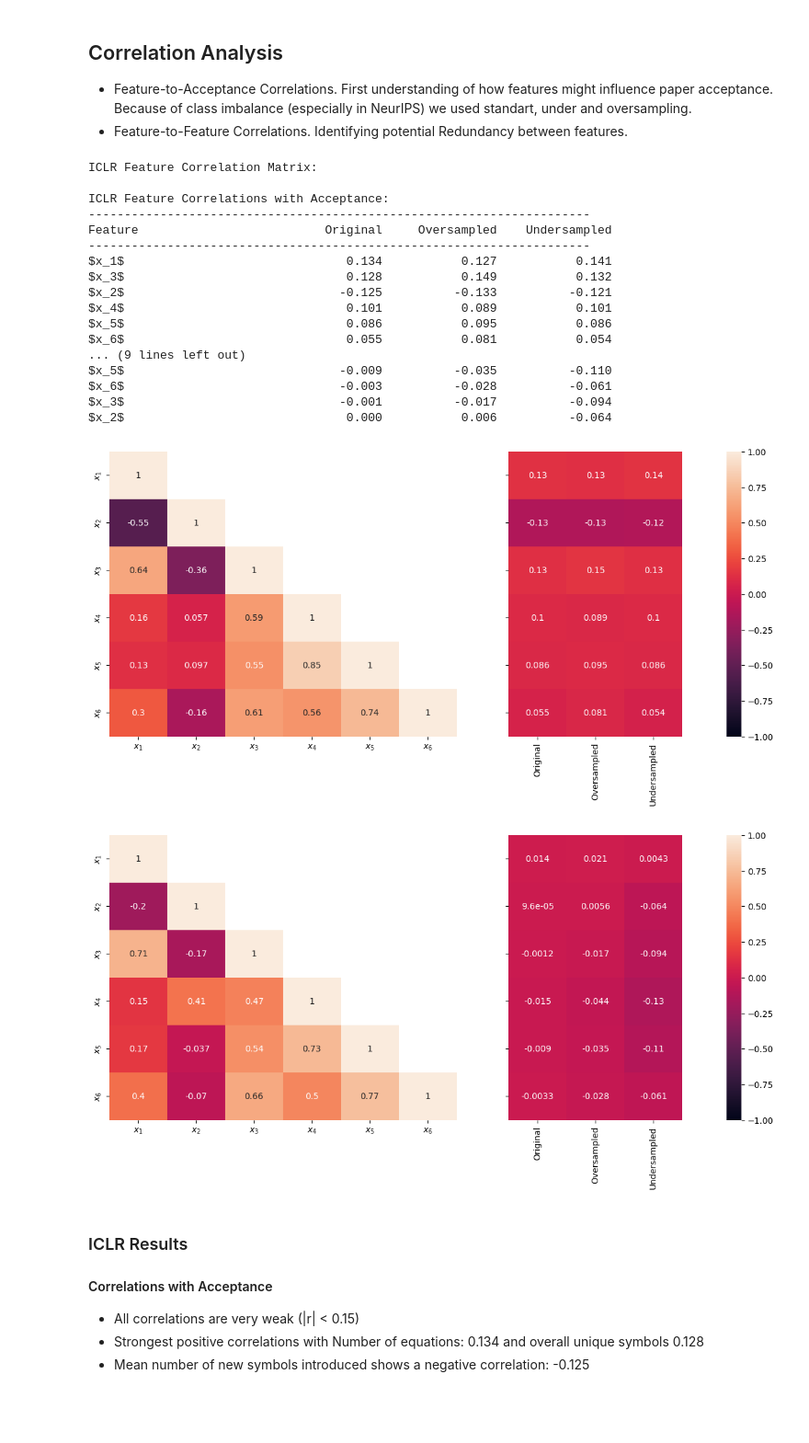
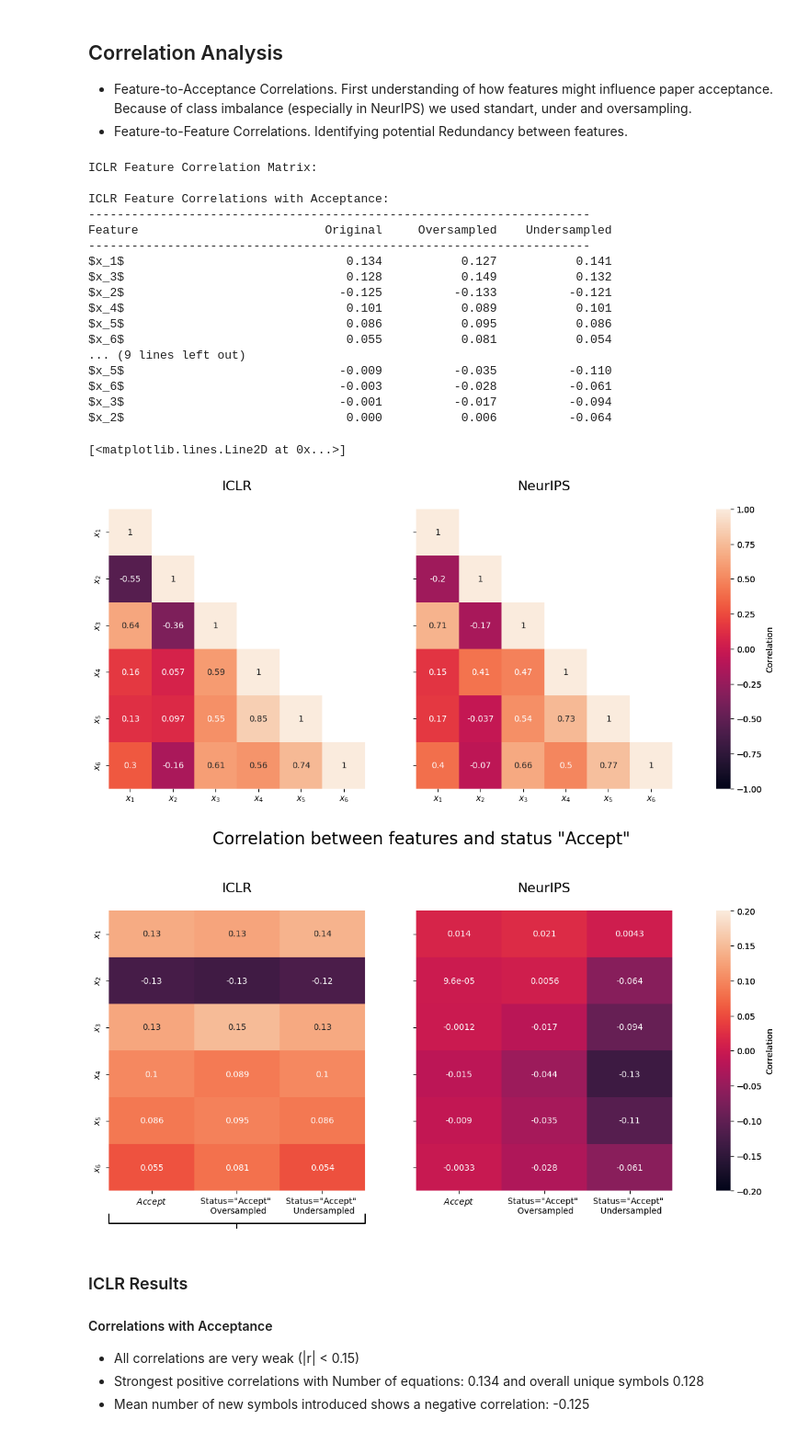
Before and after one commit to leonl42/DataLit, a Jupyter notebook: analysis/linus_analysis.ipynb, the cells around one changed output. Shown at 92% size. Cells and saved outputs as stored; diff of their text form; code cells hidden in the pictures; blank space fills up the shorter version.

Commit message:
Finish??? Correlation plots?

```diff
--- a/analysis/linus_analysis.ipynb
+++ b/analysis/linus_analysis.ipynb
@@ -194,9 +194,16 @@ def plot_correlation_matrix(features):
 import seaborn as sns
 
 
+fig1,axs1 = plt.subplots(1,2,gridspec_kw={'width_ratios': [1, 1]},sharey="all")
+fig1.set_size_inches(12,6)
+
+fig2,axs2 = plt.subplots(1,2,gridspec_kw={'width_ratios': [1, 1]},sharey="all")
+fig2.set_size_inches(12,6)
+
+
 # Calculate and display correlations for both conferences
-for conf_name, features, labels in [('ICLR', iclr_features, iclr_labels),
-                                  ('NeurIPS', neurips_features, neurips_labels)]:
+for conf_name, features, labels, axs in [('ICLR', iclr_features, iclr_labels, (axs1[0],axs2[0])),
+                                  ('NeurIPS', neurips_features, neurips_labels, (axs1[1],axs2[1]))]:
     # Plot feature correlation matrix
     print(f"\n{conf_name} Feature Correlation Matrix:")
     corr_matrix = plot_correlation_matrix(features)
@@ -206,9 +213,6 @@ for conf_name, features, labels in [('ICLR', iclr_features, iclr_labels),
     print("-" * 70)
     print(f"{'Feature':30} {'Original':>10} {'Oversampled':>15} {'Undersampled':>15}")
     print("-" * 70)
-
-    fig,axs = plt.subplots(1,2,gridspec_kw={'width_ratios': [2, 1]},sharey="all")
-    fig.set_size_inches(12,6)
 
     # Get correlations for all three approaches
     original_correlations = calculate_correlations(features, FEATURE_NAMES, labels)
@@ -221,39 +225,69 @@ for conf_name, features, labels in [('ICLR', iclr_features, iclr_labels),
     mask[np.triu_indices_from(corr_matrix)] = True
     mask[np.tril_indices_from(corr_matrix)] = False
 
-    sns.heatmap(corr_matrix,yticklabels=FEATURE_NAMES,xticklabels=FEATURE_NAMES,mask=mask,ax=axs[0],annot=True,cbar=False,vmin=-1,vmax=1)
-    sns.heatmap(np.concatenate([to_np_arr(original_correlations),to_np_arr(over_correlations),to_np_arr(under_correlations)],axis=-1),yticklabels=FEATURE_NAMES,xticklabels=["Original", "Oversampled", "Undersampled"],ax=axs[1],annot=True,vmin=-1,vmax=1,cbar_ax = fig.add_axes([0.96, 0.11, 0.02, 0.77]) )
+    sns.heatmap(corr_matrix,yticklabels=FEATURE_NAMES,xticklabels=FEATURE_NAMES,mask=mask,ax=axs[0],annot=True,vmin=-1,vmax=1,cbar_ax = fig1.add_axes([0.96, 0.11, 0.02, 0.77]),cbar_kws={'label': "Correlation"})
+    sns.heatmap(np.concatenate([to_np_arr(original_correlations),to_np_arr(over_correlations),to_np_arr(under_correlations)],axis=-1),yticklabels=FEATURE_NAMES,xticklabels=["Original$", "Oversampled", "Status=\"Accept\" \n Undersampled"],ax=axs[1],annot=True,vmin=-0.2,vmax=0.2,cbar_ax = fig2.add_axes([0.96, 0.11, 0.02, 0.77]),cbar_kws={'label': "Correlation"} )
 
     # Sort by absolute value of original correlation
     sorted_indices = [i for i, _ in sorted(enumerate(original_correlations),
                                          key=lambda x: abs(x[1][1]),
                                          reverse=True)]
 
     # Print comparative results
     for idx in sorted_indices:
         feature = FEATURE_NAMES[idx]
         print(f"{feature:30} {original_correlations[idx][1]:10.3f} "
               f"{over_correlations[idx][1]:15.3f} {under_correlations[idx][1]:15.3f}")
+
+title_font = {"size" : 16}
+axs1[0].set_title("ICLR",fontdict=title_font,y=1.05,)
+axs1[1].set_title("NeurIPS",fontdict=title_font,y=1.05,)
+#fig1.suptitle("Correlation between features", fontsize=20,y=1.1,x=0.555)
+
+axs2[0].set_title("ICLR",fontdict=title_font,y=1.05,)
+axs2[1].set_title("NeurIPS",fontdict=title_font,y=1.05,)
+fig2.suptitle("Correlation between features and status \"Accept\"", fontsize=20,y=1.1,x=0.555)
+
+x_start, x_end = 0, 2  # Indices for the three subgroups
+y_pos = -0.8  # Adjust vertical position
+
+import matplotlib.patches as patches
+
+def draw_bracket(ax, x_start, x_end, y, bracket_height, text_label):
+    mid = (x_start + x_end) / 2
+    x = [x_start, x_start, mid, x_end, x_end]
+    y = [y, y + bracket_height, y + 2 * bracket_height, y + bracket_height, y]
+
+    ax.plot(x, y, color='black', lw=2, clip_on=False)  # Draw bracket
+    ax.text(mid, y + 2.5 * bracket_height, text_label, ha="center", fontsize=12)  # Add label
+
+axs2[0].plot([0,0,1.5,1.5,1.5,3,3],[6.5,6.7,6.7,6.8,6.7,6.7,6.5],color='black', lw=1.5, clip_on=False)
+axs2[0].text(1.5, 7, "$Status=\it{Accept}", ha="center", fontsize=12)
+
+
+# Draw the bracket
+#draw_bracket(axs2[0], 0, 2, -0.8, 0.2, "Global Group")
 # %% [output]
 ICLR Feature Correlation Matrix:
 
 ICLR Feature Correlations with Acceptance:
 ----------------------------------------------------------------------
 Feature                          Original     Oversampled    Undersampled
 ----------------------------------------------------------------------
 $x_1$                               0.134           0.127           0.141
 $x_3$                               0.128           0.149           0.132
 $x_2$                              -0.125          -0.133          -0.121
 $x_4$                               0.101           0.089           0.101
 $x_5$                               0.086           0.095           0.086
 $x_6$                               0.055           0.081           0.054
 ... (9 lines left out)
 $x_5$                              -0.009          -0.035          -0.110
 $x_6$                              -0.003          -0.028          -0.061
 $x_3$                              -0.001          -0.017          -0.094
 $x_2$                               0.000           0.006          -0.064
+[<matplotlib.lines.Line2D at 0x...>]
-[figure, old version]
+[figure, new version]
-[figure, old version]
+[figure, new version]
 # %% [markdown]
 ### ICLR Results
 #### Correlations with Acceptance
```
Also changed, not shown: parts of 2 cells of this notebook.
